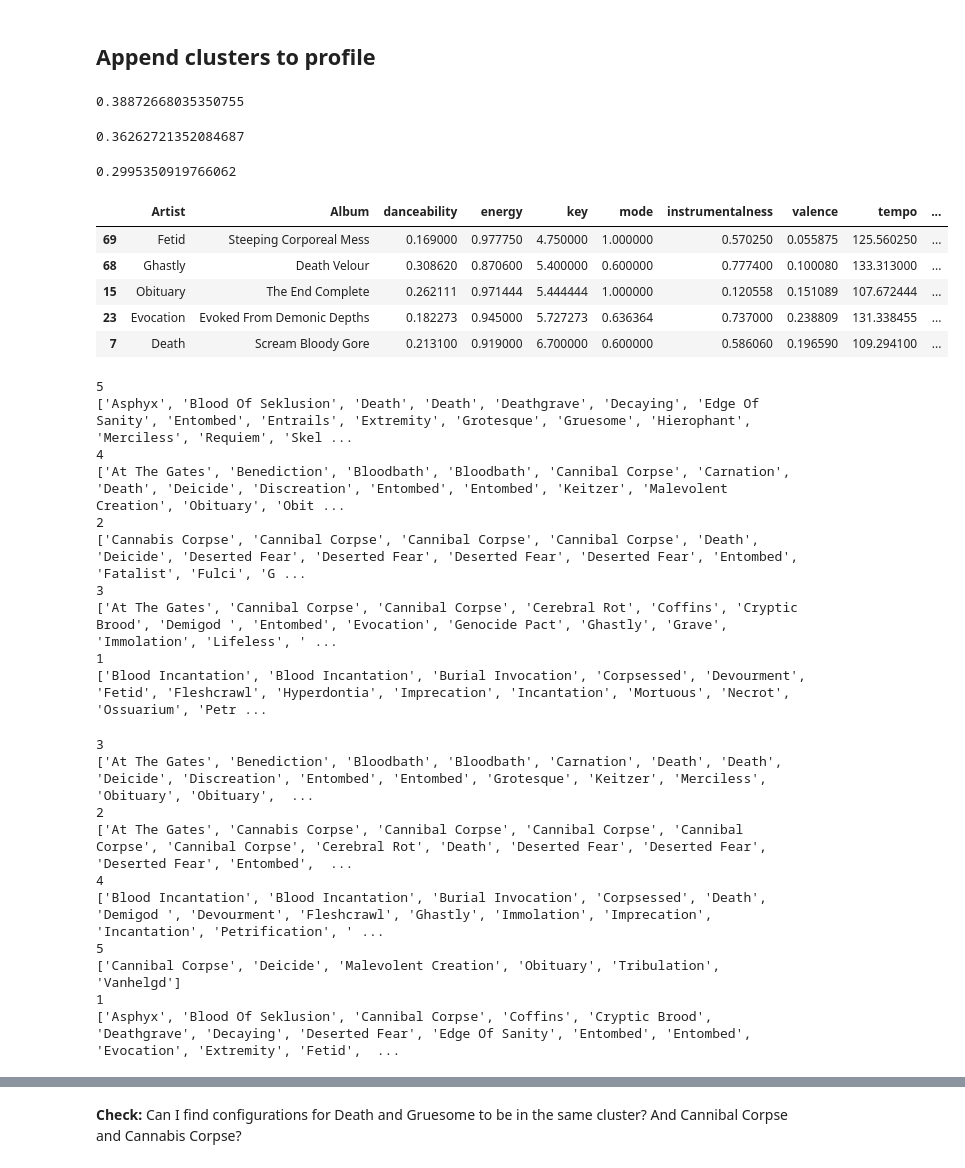
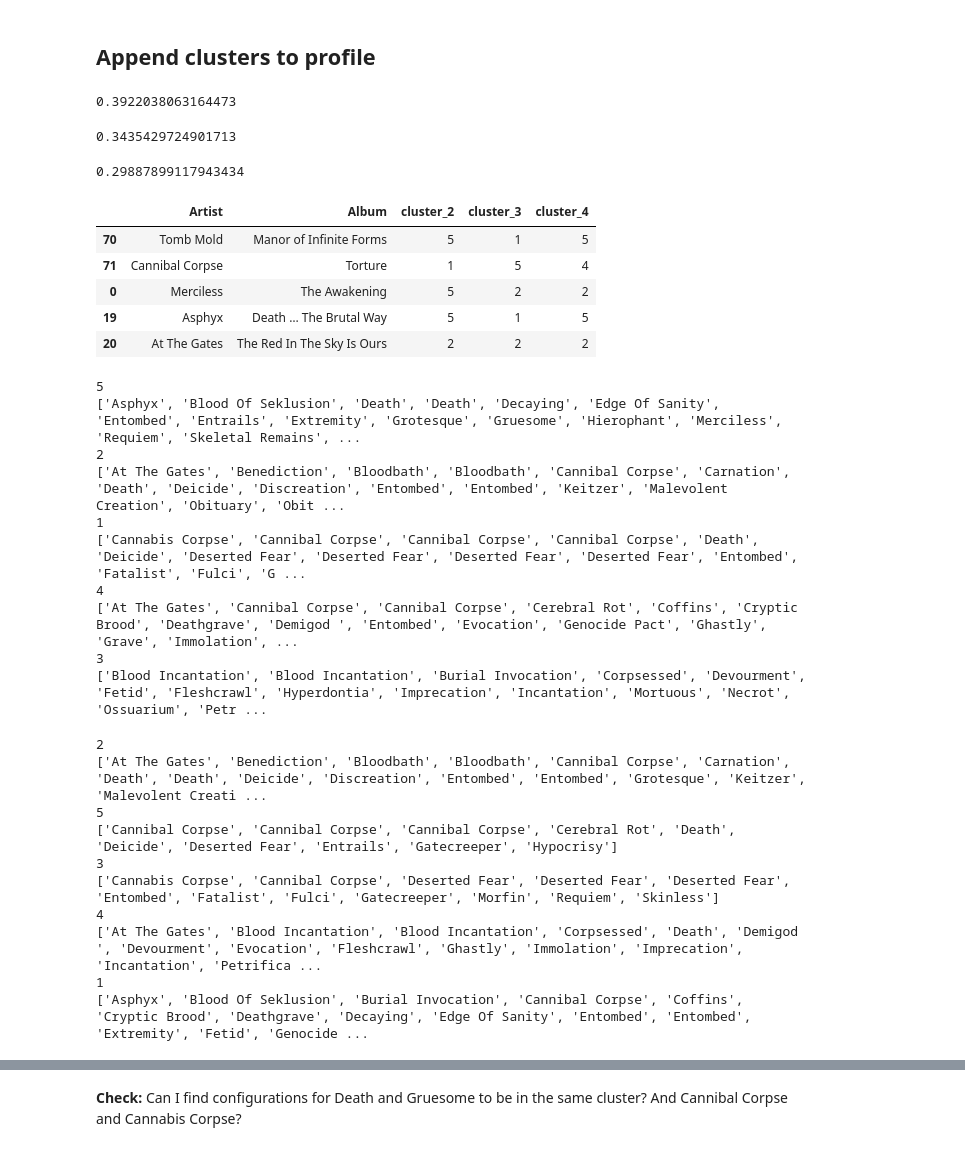
Before and after one commit to rbuerki/death-metal-disco, a Jupyter notebook: 1-EDA_and_Clustering.ipynb, the cells around one changed output, grey strips where cells are left out. Saved outputs shown, nothing was run; the diff lists cells and outputs as text; code cells hidden in the pictures.

```diff
--- a/1-EDA_and_Clustering.ipynb
+++ b/1-EDA_and_Clustering.ipynb
@@ -138,8 +138,12 @@ EDA.plot_corr_map_num_all(album_data, figsize=(9, 6))
 """scale data to range (0,1)"""
 
 # Remove outlier
-album_data = album_data.loc[album_data['Album'] != "Vampire"]
+album_data = album_data.loc[album_data["Album"] != "Vampire"]
 album_data.reset_index(drop=True, inplace=True)
+
+# Log-transfomrm energy (skewed)
+album_data["energy"] = album_data["energy"].apply(lambda x: np.log(max(x, 0.01)))
+album_data.rename(columns={"energy": "energy_log"}, inplace=True)
 
 scaled_data = minmax_scale(album_data.iloc[:, 2:])
 scaled_data = pd.DataFrame(scaled_data, columns=album_data.columns[2:])
@@ -366,7 +370,7 @@ preds_2 = kmeans.fit_predict(reduced_data_2)
 score = silhouette_score(reduced_data_2, preds_2)
 print(score)
 # %% [output]
-0.38872668035350755
+0.3922038063164473
 # %%
 # fit kmeans and predict the cluster for each data point
 kmeans = KMeans(n_clusters=5)
@@ -376,7 +380,7 @@ preds_3 = kmeans.fit_predict(reduced_data_3)
 score = silhouette_score(reduced_data_3, preds_3)
 print(score)
 # %% [output]
-0.36262721352084687
+0.3435429724901713
 # %%
 # fit kmeans and predict the cluster for each data point
 kmeans = KMeans(n_clusters=5)
@@ -386,50 +390,50 @@ preds_4 = kmeans.fit_predict(reduced_data_4)
 score = silhouette_score(reduced_data_4, preds_4)
 print(score)
 # %% [output]
-0.2995350919766062
+0.29887899117943434
 # %%
 for n_dim, preds in enumerate([preds_2, preds_3, preds_4],start=2):
     assert len(preds) == scaled_data.shape[0] # safety-check
     album_data.loc[:, f'cluster_{n_dim}'] = preds + 1
 # %%
-album_data.sample(5)
+album_data[["Artist", "Album", "cluster_2", "cluster_3", "cluster_4"]].sample(5)
 # %% [output]
-|  | Artist | Album | danceability | energy | key | mode | instrumentalness | valence | tempo | ... |
-| 69 | Fetid | Steeping Corporeal Mess | 0.169000 | 0.977750 | 4.750000 | 1.000000 | 0.570250 | 0.055875 | 125.560250 | ... |
-| 68 | Ghastly | Death Velour | 0.308620 | 0.870600 | 5.400000 | 0.600000 | 0.777400 | 0.100080 | 133.313000 | ... |
-| 15 | Obituary | The End Complete | 0.262111 | 0.971444 | 5.444444 | 1.000000 | 0.120558 | 0.151089 | 107.672444 | ... |
-| 23 | Evocation | Evoked From Demonic Depths | 0.182273 | 0.945000 | 5.727273 | 0.636364 | 0.737000 | 0.238809 | 131.338455 | ... |
-| 7 | Death | Scream Bloody Gore | 0.213100 | 0.919000 | 6.700000 | 0.600000 | 0.586060 | 0.196590 | 109.294100 | ... |
+|  | Artist | Album | cluster_2 | cluster_3 | cluster_4 |
+| 70 | Tomb Mold | Manor of Infinite Forms | 5 | 1 | 5 |
+| 71 | Cannibal Corpse | Torture | 1 | 5 | 4 |
+| 0 | Merciless | The Awakening | 5 | 2 | 2 |
+| 19 | Asphyx | Death … The Brutal Way | 5 | 1 | 5 |
+| 20 | At The Gates | The Red In The Sky Is Ours | 2 | 2 | 2 |
 # %%
 for cluster in album_data["cluster_2"].unique():
     print(cluster)
     print(sorted(album_data.loc[album_data["cluster_2"] == cluster]['Artist'].to_list()))
 # %% [output]
 5
-['Asphyx', 'Blood Of Seklusion', 'Death', 'Death', 'Deathgrave', 'Decaying', 'Edge Of Sanity', 'Entombed', 'Entrails', 'Extremity', 'Grotesque', 'Gruesome', 'Hierophant', 'Merciless', 'Requiem', 'Skel ...
+['Asphyx', 'Blood Of Seklusion', 'Death', 'Death', 'Decaying', 'Edge Of Sanity', 'Entombed', 'Entrails', 'Extremity', 'Grotesque', 'Gruesome', 'Hierophant', 'Merciless', 'Requiem', 'Skeletal Remains', ...
+2
+['At The Gates', 'Benediction', 'Bloodbath', 'Bloodbath', 'Cannibal Corpse', 'Carnation', 'Death', 'Deicide', 'Discreation', 'Entombed', 'Entombed', 'Keitzer', 'Malevolent Creation', 'Obituary', 'Obit ...
+1
+['Cannabis Corpse', 'Cannibal Corpse', 'Cannibal Corpse', 'Cannibal Corpse', 'Death', 'Deicide', 'Deserted Fear', 'Deserted Fear', 'Deserted Fear', 'Deserted Fear', 'Entombed', 'Fatalist', 'Fulci', 'G ...
 4
-['At The Gates', 'Benediction', 'Bloodbath', 'Bloodbath', 'Cannibal Corpse', 'Carnation', 'Death', 'Deicide', 'Discreation', 'Entombed', 'Entombed', 'Keitzer', 'Malevolent Creation', 'Obituary', 'Obit ...
-2
-['Cannabis Corpse', 'Cannibal Corpse', 'Cannibal Corpse', 'Cannibal Corpse', 'Death', 'Deicide', 'Deserted Fear', 'Deserted Fear', 'Deserted Fear', 'Deserted Fear', 'Entombed', 'Fatalist', 'Fulci', 'G ...
+['At The Gates', 'Cannibal Corpse', 'Cannibal Corpse', 'Cerebral Rot', 'Coffins', 'Cryptic Brood', 'Deathgrave', 'Demigod ', 'Entombed', 'Evocation', 'Genocide Pact', 'Ghastly', 'Grave', 'Immolation', ...
 3
-['At The Gates', 'Cannibal Corpse', 'Cannibal Corpse', 'Cerebral Rot', 'Coffins', 'Cryptic Brood', 'Demigod ', 'Entombed', 'Evocation', 'Genocide Pact', 'Ghastly', 'Grave', 'Immolation', 'Lifeless', ' ...
-1
 ['Blood Incantation', 'Blood Incantation', 'Burial Invocation', 'Corpsessed', 'Devourment', 'Fetid', 'Fleshcrawl', 'Hyperdontia', 'Imprecation', 'Incantation', 'Mortuous', 'Necrot', 'Ossuarium', 'Petr ...
 # %%
 for cluster in album_data["cluster_3"].unique():
     print(cluster)
     print(sorted(album_data.loc[album_data["cluster_3"] == cluster]['Artist'].to_list()))
 # %% [output]
+2
+['At The Gates', 'Benediction', 'Bloodbath', 'Bloodbath', 'Cannibal Corpse', 'Carnation', 'Death', 'Death', 'Deicide', 'Discreation', 'Entombed', 'Entombed', 'Grotesque', 'Keitzer', 'Malevolent Creati ...
+5
+['Cannibal Corpse', 'Cannibal Corpse', 'Cannibal Corpse', 'Cerebral Rot', 'Death', 'Deicide', 'Deserted Fear', 'Entrails', 'Gatecreeper', 'Hypocrisy']
 3
-['At The Gates', 'Benediction', 'Bloodbath', 'Bloodbath', 'Carnation', 'Death', 'Death', 'Deicide', 'Discreation', 'Entombed', 'Entombed', 'Grotesque', 'Keitzer', 'Merciless', 'Obituary', 'Obituary',  ...
-2
-['At The Gates', 'Cannabis Corpse', 'Cannibal Corpse', 'Cannibal Corpse', 'Cannibal Corpse', 'Cannibal Corpse', 'Cerebral Rot', 'Death', 'Deserted Fear', 'Deserted Fear', 'Deserted Fear', 'Entombed',  ...
+['Cannabis Corpse', 'Cannibal Corpse', 'Deserted Fear', 'Deserted Fear', 'Deserted Fear', 'Entombed', 'Fatalist', 'Fulci', 'Gatecreeper', 'Morfin', 'Requiem', 'Skinless']
 4
-['Blood Incantation', 'Blood Incantation', 'Burial Invocation', 'Corpsessed', 'Death', 'Demigod ', 'Devourment', 'Fleshcrawl', 'Ghastly', 'Immolation', 'Imprecation', 'Incantation', 'Petrification', ' ...
-5
-['Cannibal Corpse', 'Deicide', 'Malevolent Creation', 'Obituary', 'Tribulation', 'Vanhelgd']
+['At The Gates', 'Blood Incantation', 'Blood Incantation', 'Corpsessed', 'Death', 'Demigod ', 'Devourment', 'Evocation', 'Fleshcrawl', 'Ghastly', 'Immolation', 'Imprecation', 'Incantation', 'Petrifica ...
 1
-['Asphyx', 'Blood Of Seklusion', 'Cannibal Corpse', 'Coffins', 'Cryptic Brood', 'Deathgrave', 'Decaying', 'Deserted Fear', 'Edge Of Sanity', 'Entombed', 'Entombed', 'Evocation', 'Extremity', 'Fetid',  ...
+['Asphyx', 'Blood Of Seklusion', 'Burial Invocation', 'Cannibal Corpse', 'Coffins', 'Cryptic Brood', 'Deathgrave', 'Decaying', 'Edge Of Sanity', 'Entombed', 'Entombed', 'Extremity', 'Fetid', 'Genocide ...
 # %%
 for cluster in album_data["cluster_4"].unique():
     print(cluster)
```
Also changed, not shown: parts of 21 cells of this notebook.
